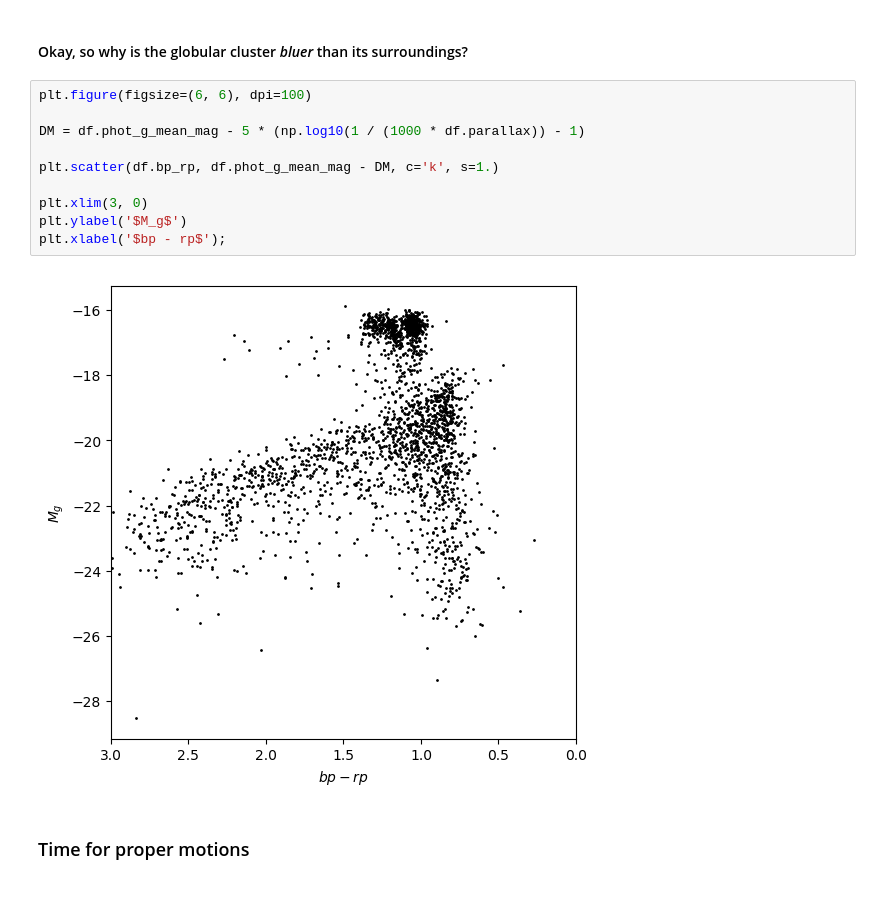
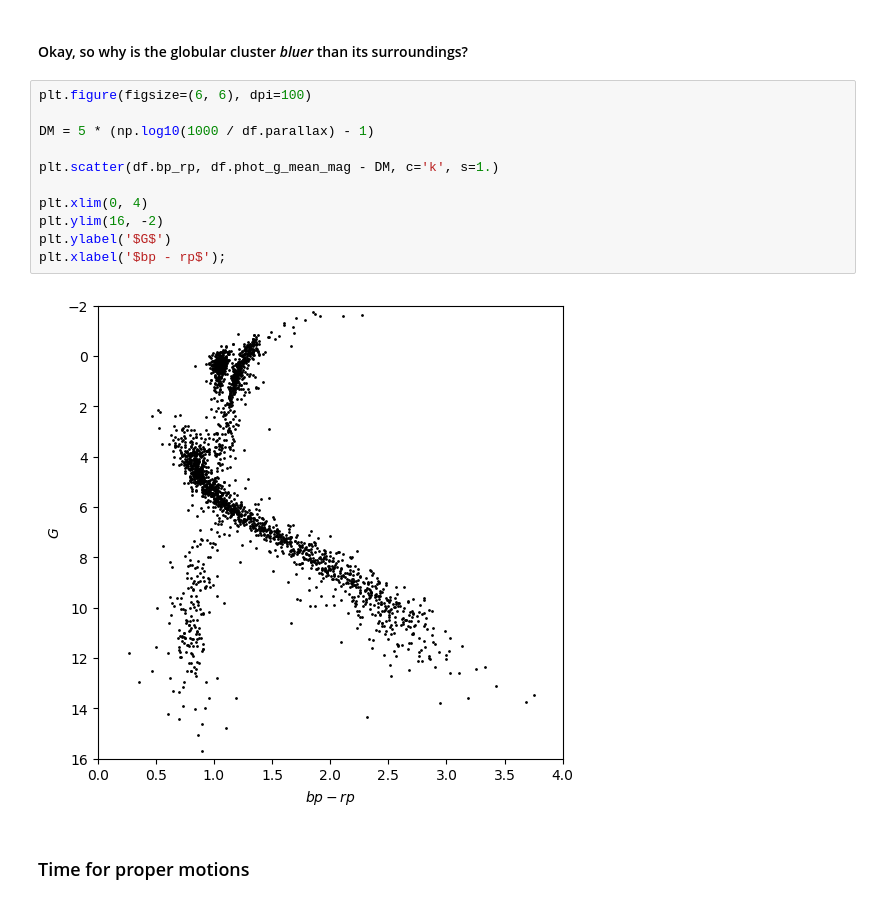
Before and after one commit to rutgers-physics-ml/gaia-dr2-hack, a Jupyter notebook: notebook/Explorations/Selecting globular clusters.ipynb, the cells around one changed output. Saved outputs shown, nothing was run; the diff lists cells and outputs as text.

Commit message:
fix HR diagram and distance measurement

```diff
--- a/notebook/Explorations/Selecting globular clusters.ipynb
+++ b/notebook/Explorations/Selecting globular clusters.ipynb
@@ -79,15 +79,16 @@ plt.show()
 # %%
 plt.figure(figsize=(6, 6), dpi=100)
 
-DM = df.phot_g_mean_mag - 5 * (np.log10(1 / (1000 * df.parallax)) - 1)
+DM = 5 * (np.log10(1000 / df.parallax) - 1)
 
 plt.scatter(df.bp_rp, df.phot_g_mean_mag - DM, c='k', s=1.)
 
-plt.xlim(3, 0)
-plt.ylabel('$M_g$')
+plt.xlim(0, 4)
+plt.ylim(16, -2)
+plt.ylabel('$G$')
 plt.xlabel('$bp - rp$');
 # %% [output]
-[figure, old version]
+[figure, new version]
 # %% [markdown]
 ### Time for proper motions
 # %%
```
